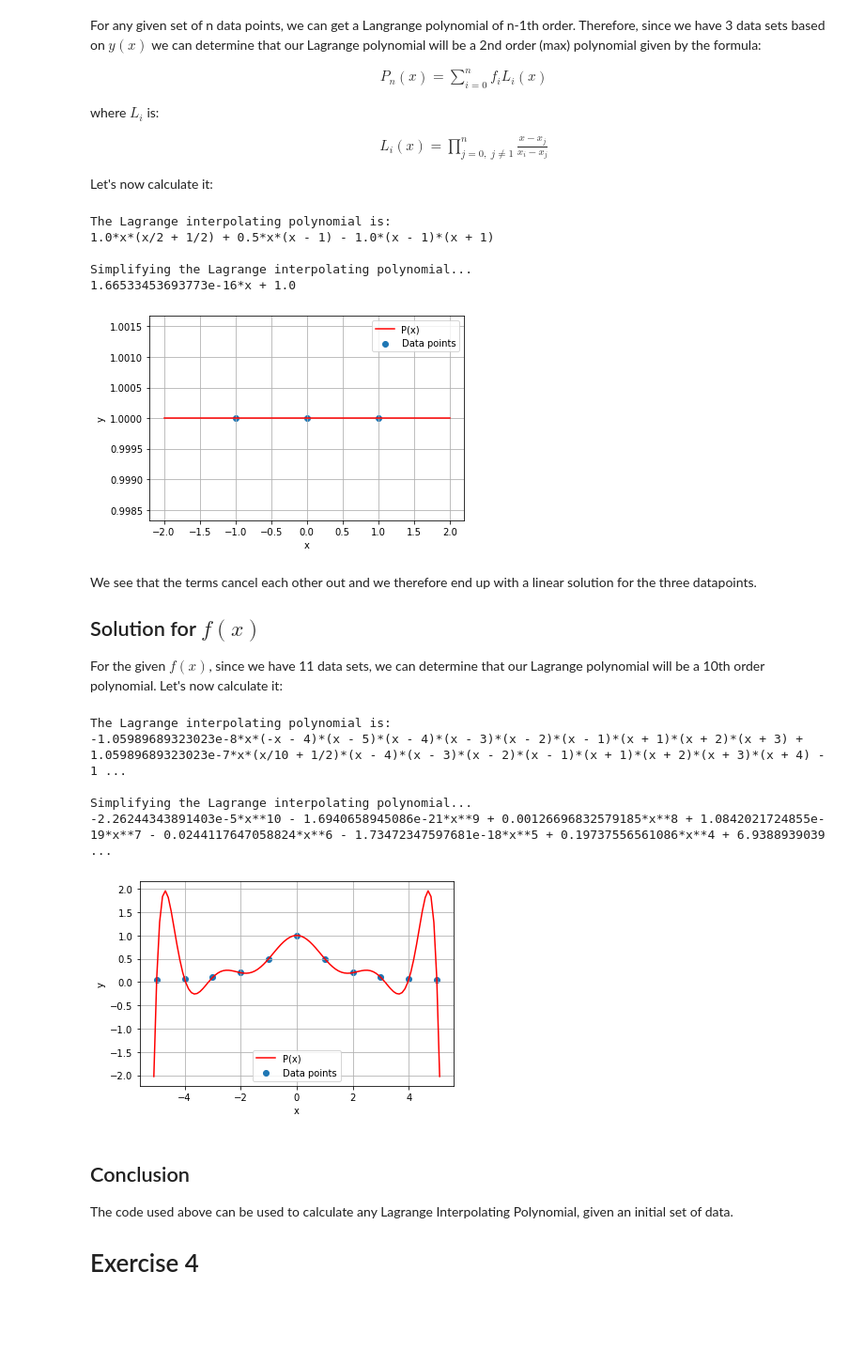
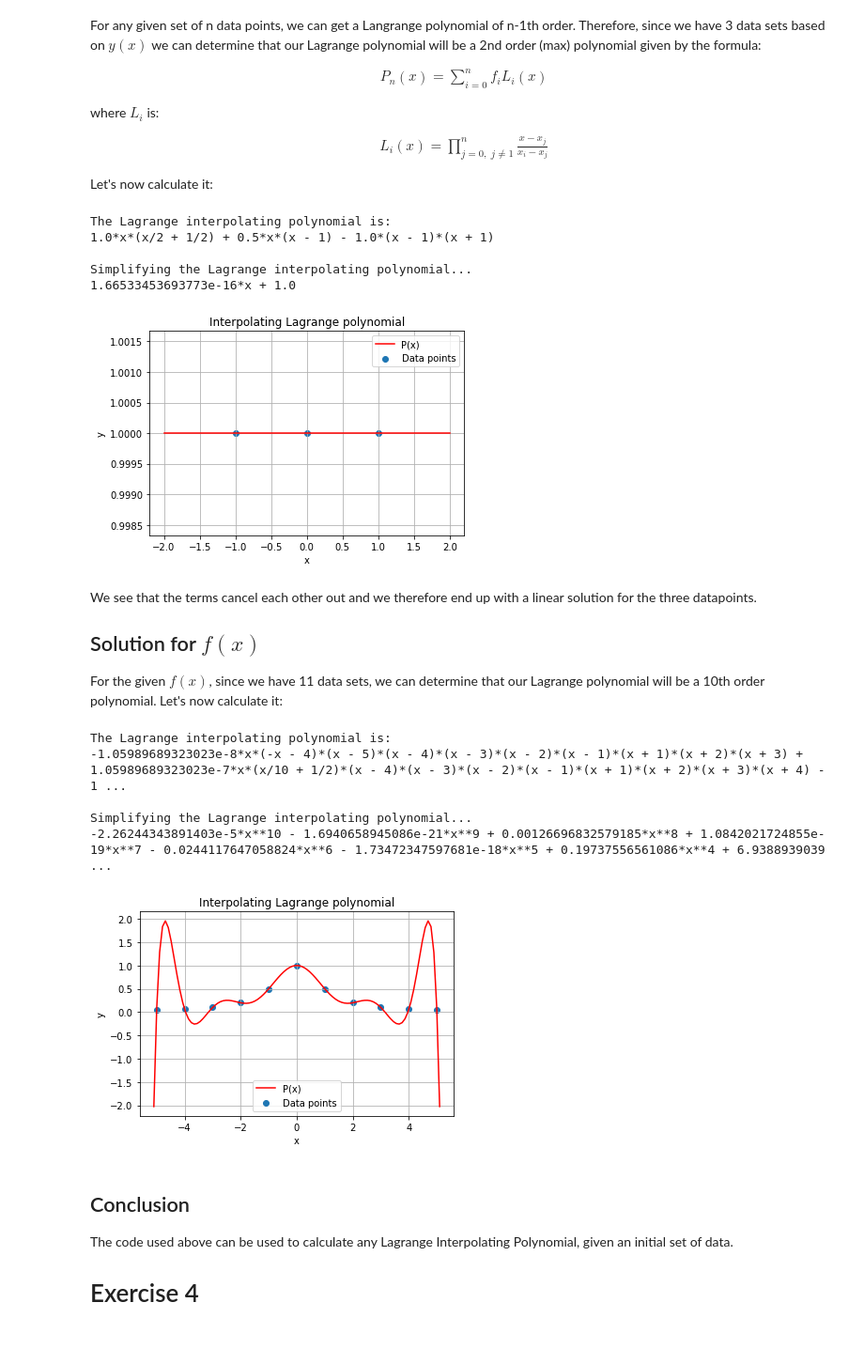
Before and after one commit to aretselis/msc-computational-physics, a Jupyter notebook: Courses/Computational Mathematics (ΥΦΥ101)/Problem Sets/retselis_set1.ipynb, the cells around one changed output. Shown at 94% size. Saved outputs shown, nothing was run; the diff lists cells and outputs as text; code cells hidden in the pictures.

Commit message:
Fix diagram titles

```diff
--- a/Courses/Computational Mathematics (ΥΦΥ101)/Problem Sets/retselis_set1.ipynb
+++ b/Courses/Computational Mathematics (ΥΦΥ101)/Problem Sets/retselis_set1.ipynb
@@ -557,34 +557,35 @@ P = 0
 # Calculate the Lagrange interpolating polynomial
 for i in range(len(data_x)):
     L = 1
     for j in range(len(data_x)):
         if i!=j:
             L = L * (x-data_x[j])/(data_x[i]-data_x[j])
     P += L*data_y[i]
 print('The Lagrange interpolating polynomial is:')
 print(P)
 print('\nSimplifying the Lagrange interpolating polynomial...')
 print(sympy.simplify(P))
 
 # Plot with matplotlib instead of sympy.plot to also add scatter points
 # Create a np.linspace and plot the function there
 lam_P = sympy.lambdify(x,P,modules=['numpy'])
 x_plot = np.linspace(-2,2,100)
 y_plot = lam_P(x_plot)
 
 plt.plot(x_plot,y_plot,color='red',label='P(x)')
 plt.scatter(data_x,data_y,label='Data points')
 plt.xlabel('x')
 plt.ylabel('y')
+plt.title('Interpolating Lagrange polynomial')
 plt.legend()
 plt.grid()
 # %% [output]
 The Lagrange interpolating polynomial is:
 1.0*x*(x/2 + 1/2) + 0.5*x*(x - 1) - 1.0*(x - 1)*(x + 1)
 
 Simplifying the Lagrange interpolating polynomial...
 1.66533453693773e-16*x + 1.0
-[figure, old version]
+[figure, new version]
 # %% [markdown]
 We see that the terms cancel each other out and we therefore end up with a linear solution for the three datapoints.
 
@@ -625,6 +626,7 @@ plt.plot(x_plot,y_plot,color='red',label='P(x)')
 plt.scatter(data_x,data_y,label='Data points')
 plt.xlabel('x')
 plt.ylabel('y')
+plt.title('Interpolating Lagrange polynomial')
 plt.legend()
 plt.grid()
 # %% [output]
@@ -633,7 +635,7 @@ The Lagrange interpolating polynomial is:
 
 Simplifying the Lagrange interpolating polynomial...
 -2.26244343891403e-5*x**10 - 1.6940658945086e-21*x**9 + 0.00126696832579185*x**8 + 1.0842021724855e-19*x**7 - 0.0244117647058824*x**6 - 1.73472347597681e-18*x**5 + 0.19737556561086*x**4 + 6.9388939039 ...
-[figure, old version]
+[figure, new version]
 # %% [markdown]
 ## Conclusion
 
```
Also changed, not shown: parts of 1 cell of this notebook.
